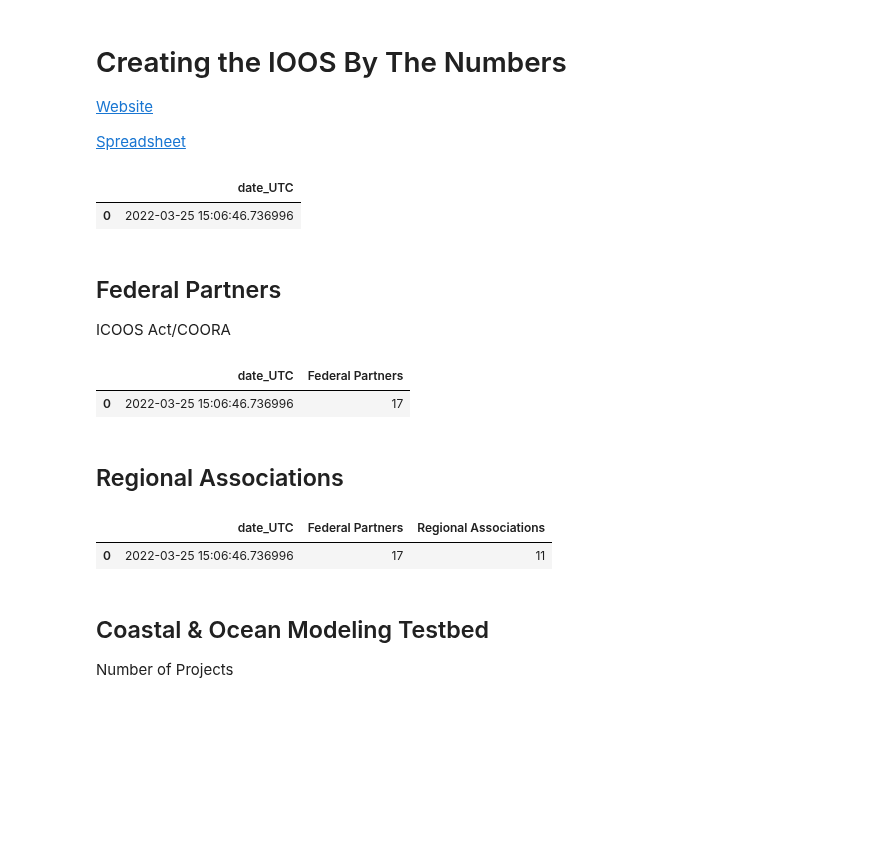
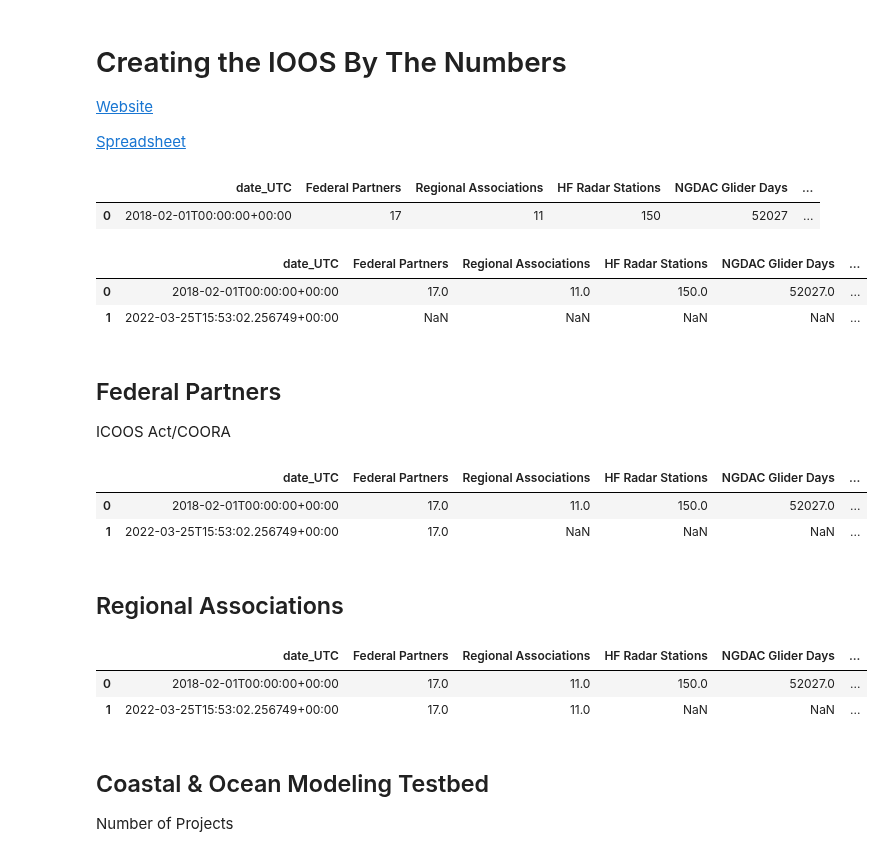
Before and after one commit to ioos/ioos_metrics, a Jupyter notebook: IOOS_BTN.ipynb, the cells around one changed output. Drawn from its saved outputs; the diff is of its cells as text; code cells hidden in the pictures; blank space fills up the shorter version.

```diff
--- a/IOOS_BTN.ipynb
+++ b/IOOS_BTN.ipynb
@@ -6,19 +6,54 @@
 [Website](https://ioos.noaa.gov/about/ioos-by-the-numbers/)
 
 [Spreadsheet](https://docs.google.com/spreadsheets/d/1AUfXmc3OwxpVdeMNjZyTGWjyR4ku3kRD5eexNrMORnI/edit#gid=516871794)
+# %%
+from numpy import NaN
+import pandas as pd
+
+
+feb_2018 = {
+    'date_UTC': [pd.Timestamp.isoformat(pd.Timestamp('2018-02-01',tz='UTC'))],
+    'Federal Partners': [17],
+    'Regional Associations': [11],
+    'HF Radar Stations': [150],
+    'NGDAC Glider Days': [52027],
+    'National Platforms': [737],
+    'Regional Platforms': [335],
+    'ATN Deployments': [NaN],
+    'MBON Projects': [NaN],
+    'OTT Projects': [NaN],
+    'HAB Pilot Projects': [NaN],
+    'QARTOD Manuals': [13],
+    'IOOS Core Variables': [34],
+    'Metadata Records': [8600],
+    'IOOS': [1],
+}
+
+
+ioos_btn_df = pd.DataFrame(feb_2018)#columns=['category','value','date'])
+
+#ioos_btn_df['date_UTC'] = [pd.Timestamp.isoformat(pd.Timestamp('2018-02-01',tz='UTC'))]
+
+#ioos_btn_df
+
+ioos_btn_df
+# %% [output]
+|  | date_UTC | Federal Partners | Regional Associations | HF Radar Stations | NGDAC Glider Days | ... |
+| 0 | 2018-02-01T00:00:00+00:00 | 17 | 11 | 150 | 52027 | ... |
 # %%
 import pandas as pd
-today = pd.to_datetime
-ioos_btn_df = pd.DataFrame()#columns=['category','value','date'])
+#today = pd.to_datetime
+#ioos_btn_df = pd.DataFrame()#columns=['category','value','date'])
 
-today = pd.Timestamp.today()
+today = pd.Timestamp.isoformat(pd.Timestamp.today(tz='UTC'))
 
-ioos_btn_df['date_UTC'] = [today]
+ioos_btn_df = ioos_btn_df.append({'date_UTC': today}, ignore_index=True)
 
 ioos_btn_df
 # %% [output]
-|  | date_UTC |
-| 0 | 2022-03-25 15:06:46.736996 |
+|  | date_UTC | Federal Partners | Regional Associations | HF Radar Stations | NGDAC Glider Days | ... |
+| 0 | 2018-02-01T00:00:00+00:00 | 17.0 | 11.0 | 150.0 | 52027.0 | ... |
+| 1 | 2022-03-25T15:53:02.256749+00:00 | NaN | NaN | NaN | NaN | ... |
 # %% [markdown]
 ## Federal Partners
 
@@ -30,23 +65,25 @@ fed_partners = 17
 
 # df_fed_part = pd.DataFrame(d)
 
-ioos_btn_df['Federal Partners'] = [fed_partners]
+ioos_btn_df.loc[ioos_btn_df['date_UTC']==today, ['Federal Partners']] = [fed_partners]
 
 ioos_btn_df
 # %% [output]
-|  | date_UTC | Federal Partners |
-| 0 | 2022-03-25 15:06:46.736996 | 17 |
+|  | date_UTC | Federal Partners | Regional Associations | HF Radar Stations | NGDAC Glider Days | ... |
+| 0 | 2018-02-01T00:00:00+00:00 | 17.0 | 11.0 | 150.0 | 52027.0 | ... |
+| 1 | 2022-03-25T15:53:02.256749+00:00 | 17.0 | NaN | NaN | NaN | ... |
 # %% [markdown]
 ## Regional Associations
 # %%
 regional_associations = 11
 
-ioos_btn_df['Regional Associations'] = [regional_associations]
+ioos_btn_df.loc[ioos_btn_df['date_UTC']==today, ['Regional Associations']] = [regional_associations]
 
 ioos_btn_df
 # %% [output]
-|  | date_UTC | Federal Partners | Regional Associations |
-| 0 | 2022-03-25 15:06:46.736996 | 17 | 11 |
+|  | date_UTC | Federal Partners | Regional Associations | HF Radar Stations | NGDAC Glider Days | ... |
+| 0 | 2018-02-01T00:00:00+00:00 | 17.0 | 11.0 | 150.0 | 52027.0 | ... |
+| 1 | 2022-03-25T15:53:02.256749+00:00 | 17.0 | 11.0 | NaN | NaN | ... |
 # %% [markdown]
 ## Coastal & Ocean Modeling Testbed
 Number of Projects
```
Also changed, not shown: parts of 14 cells of this notebook.
